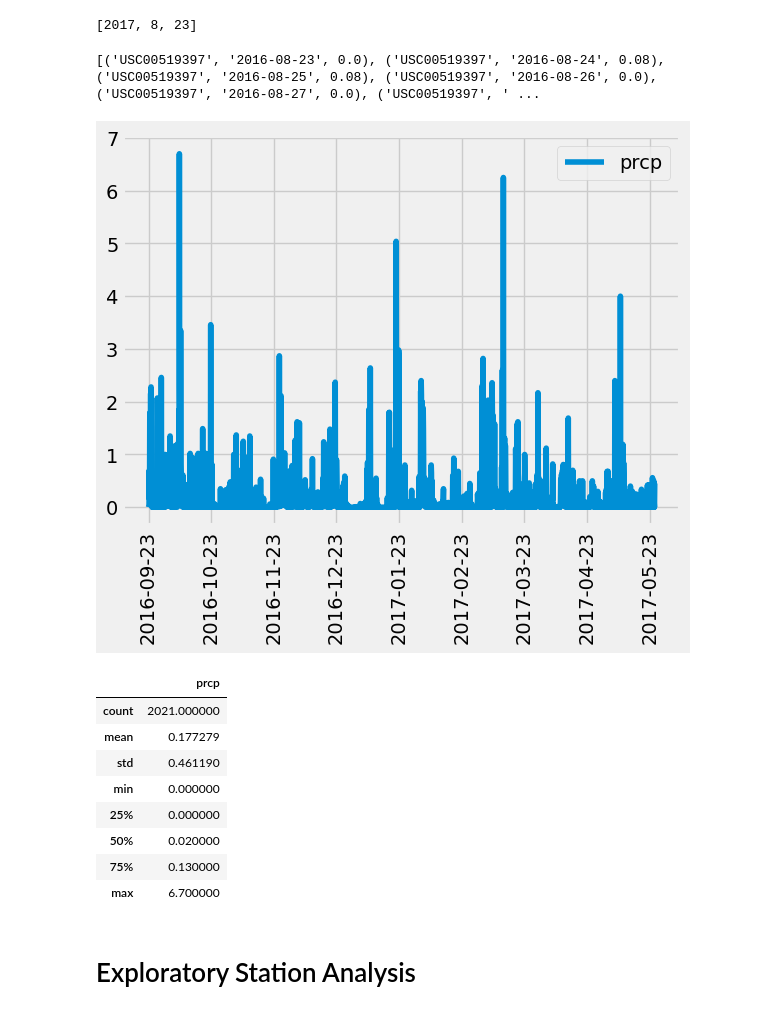
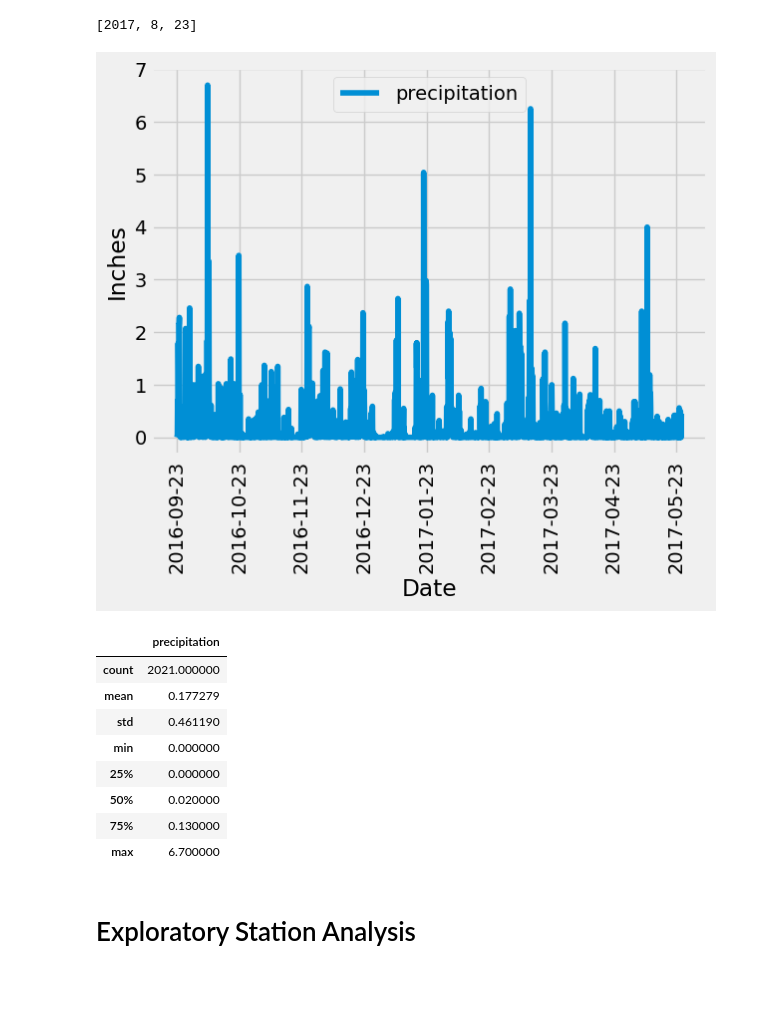
Before and after one commit to NSogaard/sqlalchemy-challenge, a Jupyter notebook: Vacation_Climate_Analysis/climate_starter.ipynb, the cells around one changed output. Drawn from its saved outputs; the diff is of its cells as text; code cells hidden in the pictures; blank space fills up the shorter version.

Commit message:
Additional comments and last minute query updates added.
Additional comments were added to the notebook, in addition to minor modification to a number of the queries.

```diff
--- a/Vacation_Climate_Analysis/climate_starter.ipynb
+++ b/Vacation_Climate_Analysis/climate_starter.ipynb
@@ -48,65 +52,73 @@ print(most_recent_measurement)
 # %%
 # Design a query to retrieve the last 12 months of precipitation data and plot the results.
 # Starting from the most recent data point in the database.
+
+# Getting a datetime time object using the value found above
 latest_date = dt.date(*most_recent_measurement)
 
 # Calculate the date one year from the last date in data set.
 one_year_ago_date = latest_date - dt.timedelta(days = 365)
 
-
 # Perform a query to retrieve the data and precipitation scores
 year_perc_data = session.\
-    query(Measurement.station, Measurement.date, Measurement.prcp).\
+    query(Measurement.date, Measurement.prcp).\
     filter(Measurement.date >= one_year_ago_date).\
     all()
 
-print(year_perc_data)
-
 # Save the query results as a Pandas DataFrame. Explicitly set the column names
-percip_dataframe = pd.DataFrame({
-    "station": [tup[0] for tup in year_perc_data],
-    "msr_date" : [tup[1] for tup in year_perc_data],
-    "prcp" : [tup[2] for tup in year_perc_data]
+# Date and precipitation values are pulled from each tuple in the output list from
+# the query using a list comprehension.
+precip_dataframe = pd.DataFrame({
+    "date" : [tup[0] for tup in year_perc_data],
+    "precipitation" : [tup[1] for tup in year_perc_data]
 })
 
 original_df = percip_dataframe.copy()
 
 # Sort the dataframe by date
-percip_dataframe.dropna(inplace=True)
-percip_dataframe.sort_values(by=["msr_date"], inplace=True)
-percip_dataframe.reset_index(inplace=True, drop=True)
+# Null values are dropped
+precip_dataframe.dropna(inplace=True)
+# The values are sorted in place by date
+precip_dataframe.sort_values(by=["date"], inplace=True)
+# The index is reset to make more sense after the sort.
+precip_dataframe.reset_index(inplace=True, drop=True)
 
 
 # Use Pandas Plotting with Matplotlib to plot the data
-plot = percip_dataframe.plot(
+plot = precip_dataframe.plot(
     kind="line"
 )
 
+# Setting the x tick labels to a more manageable number of dates.
 plot.set_xticklabels([
     "2016-08-23",
     "2016-09-23",
     "2016-10-23",
     "2016-11-23",
     "2016-12-23",
     "2017-01-23",
     "2017-02-23",
     "2017-03-23",
     "2017-04-23",
     "2017-05-23",
     "2017-06-23",
     "2017-07-23",
     "2017-08-23",
 ], rotation=90)
 
+# Setting the x and y labels for the graph
+plot.set_ylabel("Inches")
+plot.set_xlabel("Date")
+
+# Displaying the graph
 plt.show()
 # %% [output]
-[('USC00519397', '2016-08-23', 0.0), ('USC00519397', '2016-08-24', 0.08), ('USC00519397', '2016-08-25', 0.08), ('USC00519397', '2016-08-26', 0.0), ('USC00519397', '2016-08-27', 0.0), ('USC00519397', ' ...
-[figure, old version]
+[figure, new version]
 # %%
 # Use Pandas to calculate the summary statistics for the precipitation data
-percip_dataframe.describe()
+precip_dataframe.describe()
 # %% [output]
-|  | prcp |
+|  | precipitation |
 | count | 2021.000000 |
 | mean | 0.177279 |
 | std | 0.461190 |
```
Also changed, not shown: parts of 8 cells of this notebook.
